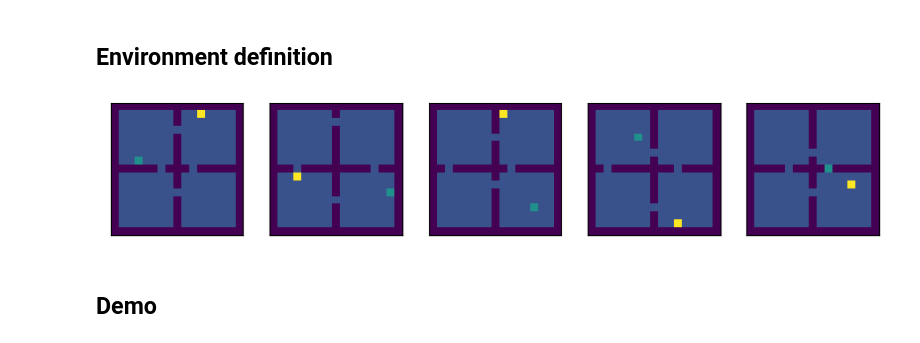
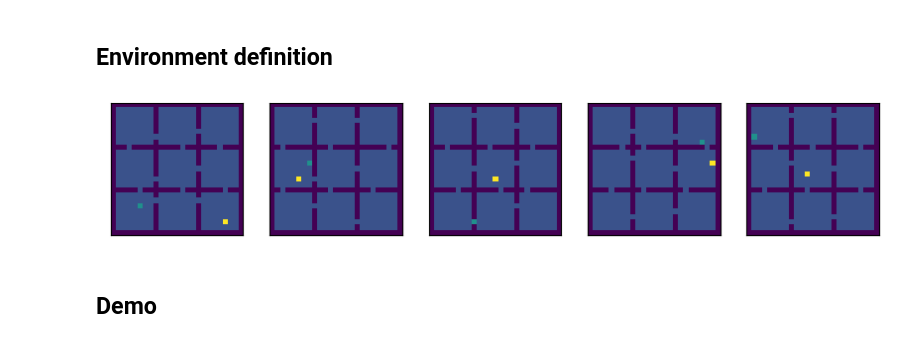
Before and after one commit to AlbertoSinigaglia/snake-reinforcement-learning, a Jupyter notebook: double_q_learning_learns_walls_boltzmann_policy/main.ipynb, the cells around one changed output. Saved outputs shown, nothing was run; the diff lists cells and outputs as text; code cells hidden in the pictures.

```diff
--- a/double_q_learning_learns_walls_boltzmann_policy/main.ipynb
+++ b/double_q_learning_learns_walls_boltzmann_policy/main.ipynb
@@ -23,25 +21,25 @@ LOAD_FROM_MEMORY = False
 # %%
 %matplotlib inline
 def get_env(n=1000):
-    return Walls17x17SnakeEnvironment(n)
+    return Walls25x25SnakeEnvironment(n)
 env_ = get_env()
 GAMMA = .9
-ITERATIONS = 10000
+ITERATIONS = 100000
 EPSILON = 0.1
 LAMBDA_VALUE = 0.
 LAMBDA_AGENT = 0.
 RESET_EVERY_N = 100
 # 10 random iterations, 100 elements from each of them
 replay_memory = ReplayMemoryFast(1000, 10, 100)
 #  ALPHA = 0.1
 
 fig,axs=plt.subplots(1,min(len(env_.boards), 5), figsize=(10,3))
 for ax, board in zip(axs, env_.boards):
     ax.get_yaxis().set_visible(False)
     ax.get_xaxis().set_visible(False)
     ax.imshow(board, origin="lower")
 # %% [output]
-[figure, old version]
+[figure, new version]
 # %% [markdown]
 ## Demo
 # %%
```
Also changed, not shown: parts of 4 cells of this notebook, 8 other files.
